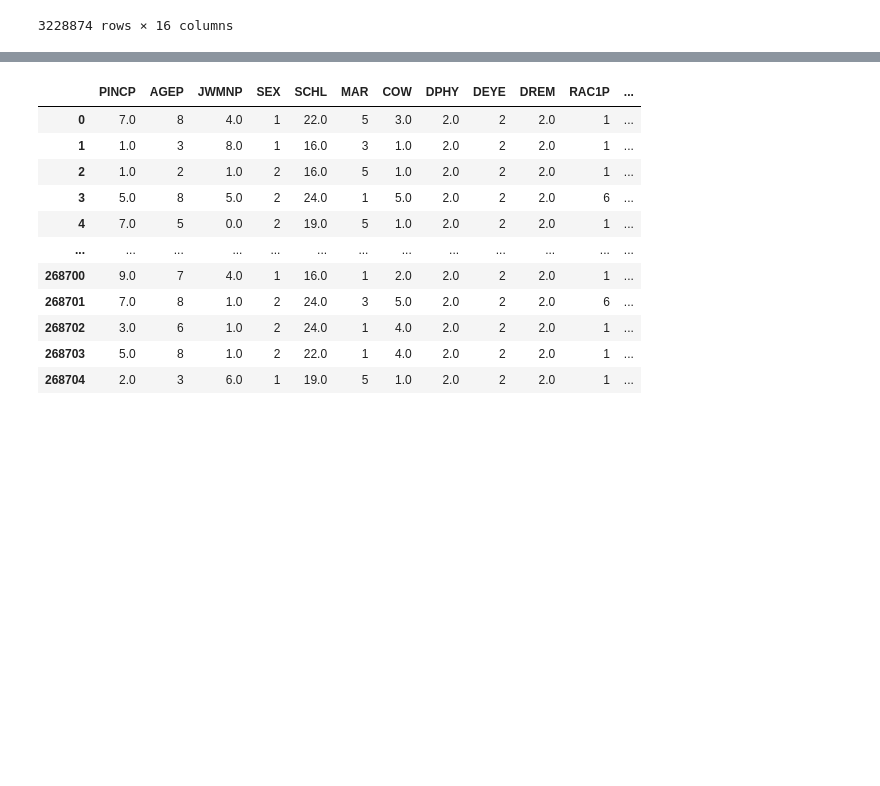
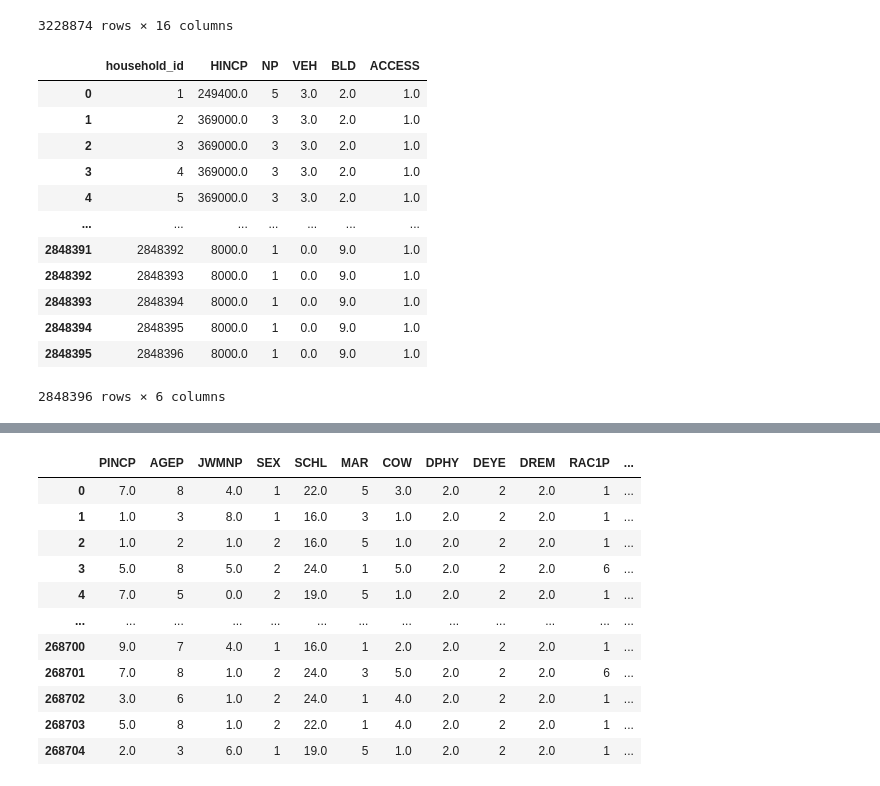
Before and after one commit to zackAemmer/generative_synthesis, a Jupyter notebook: compare_synthetic_populations.ipynb, the cells around one changed output, grey strips where cells are left out. Saved outputs shown, nothing was run; the diff lists cells and outputs as text; code cells hidden in the pictures; blank space fills up the shorter version.

```diff
--- a/compare_synthetic_populations.ipynb
+++ b/compare_synthetic_populations.ipynb
@@ -85,3 +85,19 @@ Dataset n=3228874 post-cleaning
 | 3257532 | 2 | 3 | 9.0 | 2 | 21.0 | 5 | 3.0 | 2.0 | 2 | 2.0 | 1 | ... |
 | 3257533 | 2 | 3 | 9.0 | 2 | 21.0 | 5 | 3.0 | 2.0 | 2 | 2.0 | 1 | ... |
 3228874 rows × 16 columns
+# %%
+popsim_data_h
+# %% [output]
+|  | household_id | HINCP | NP | VEH | BLD | ACCESS |
+| 0 | 1 | 249400.0 | 5 | 3.0 | 2.0 | 1.0 |
+| 1 | 2 | 369000.0 | 3 | 3.0 | 2.0 | 1.0 |
+| 2 | 3 | 369000.0 | 3 | 3.0 | 2.0 | 1.0 |
+| 3 | 4 | 369000.0 | 3 | 3.0 | 2.0 | 1.0 |
+| 4 | 5 | 369000.0 | 3 | 3.0 | 2.0 | 1.0 |
+| ... | ... | ... | ... | ... | ... | ... |
+| 2848391 | 2848392 | 8000.0 | 1 | 0.0 | 9.0 | 1.0 |
+| 2848392 | 2848393 | 8000.0 | 1 | 0.0 | 9.0 | 1.0 |
+| 2848393 | 2848394 | 8000.0 | 1 | 0.0 | 9.0 | 1.0 |
+| 2848394 | 2848395 | 8000.0 | 1 | 0.0 | 9.0 | 1.0 |
+| 2848395 | 2848396 | 8000.0 | 1 | 0.0 | 9.0 | 1.0 |
+2848396 rows × 6 columns
```
Also changed, not shown: parts of 2 cells of this notebook.
